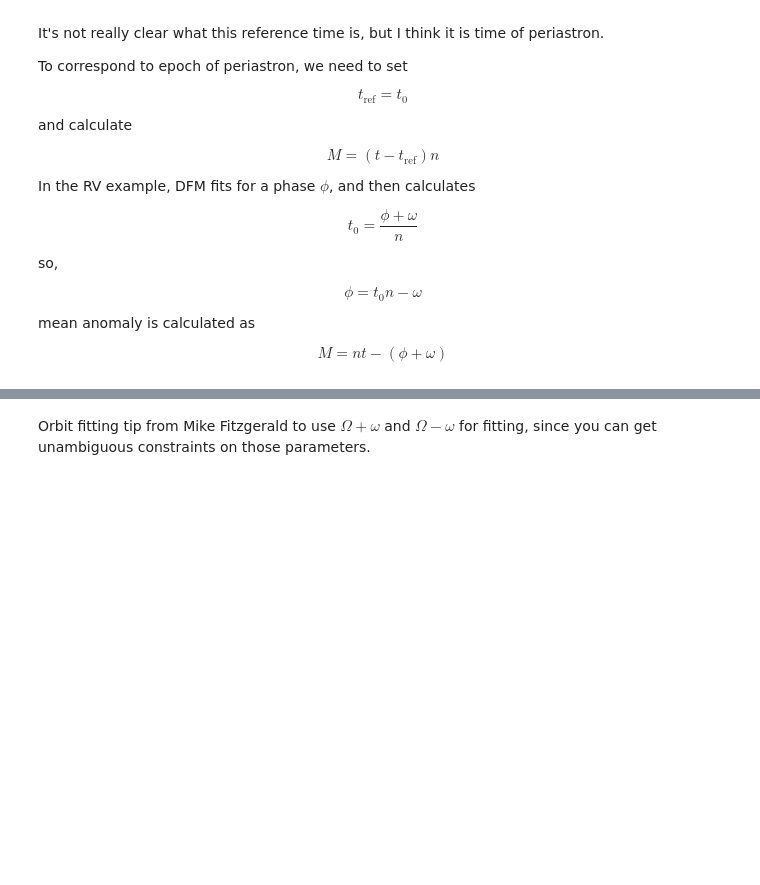
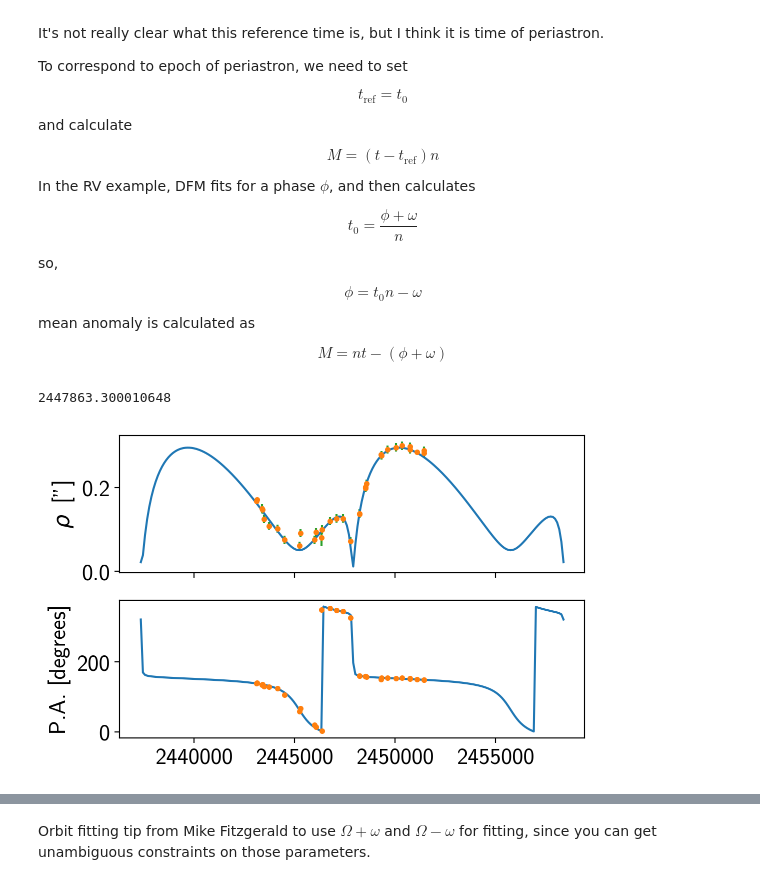
Before and after one commit to iancze/exoplanet, a Jupyter notebook: docs/notebooks/astrometric.ipynb, the cells around one changed output, grey strips where cells are left out. Drawn from its saved outputs; the diff is of its cells as text; code cells hidden in the pictures; blank space fills up the shorter version.

```diff
--- a/docs/notebooks/astrometric.ipynb
+++ b/docs/notebooks/astrometric.ipynb
@@ -38,7 +46,8 @@ astro_dates = Time(astro_data_full["date"].data, format="decimalyear")
 # Following the Pourbaix et al. 1998 analysis, we'll limit ourselves to the following highest quality data
 # since the raw collection of data outside of these ranges has some ambiguities in swapping
 # the primary and secondary star
-ind = (astro_dates.value > 1975.) & (astro_dates.value < 1999.73)
+ind = (astro_dates.value > 1975.) & (astro_dates.value < 1999.73) \
+    & (~astro_data_full["rho"].mask) & (~astro_data_full["PA"].mask)
 
 astro_data = astro_data_full[ind]
 
@@ -217,7 +221,6 @@ $$
 # For the relative astrometric fit, we only need the following parameters
 a = 0.324 # arcsec
 e = 0.798
-# e = 0.3
 i = 96.0 * deg # [rad]
 omega = 251.6 * deg # omega_2 according to Pourbaix RV equations
 Omega = 159.6 * deg
@@ -226,31 +229,33 @@ P = 28.8 * 365.25 # days
 T0 = Time(1989.92, format="decimalyear")
 T0.format = "jd"
 T0 = T0.value # [Julian Date]
-# T0 = 1989.92 # yr
-# T0 = T0 - 0.25 * P
-
+T0_start = T0
 # n = 2 * np.pi / P
 # t0 = (phi + w) / n
 
 # instantiate the orbit
-orbit = astro.AstrometricOrbit(a_ang=a, t0=T0, period=P, incl=i, ecc=e, omega=omega, Omega=Omega)
+# orbit = astro.AstrometricOrbit(a_ang=a, t0=T0, period=P, incl=i, ecc=e, omega=omega, Omega=Omega)
 
-# make a theano function to get stuff from orbit
-times = tt.vector("times")
-ang = orbit.get_relative_position(times) # the rho, theta measurements
-pos = orbit.get_relative_position_XY(times) # the Dec, RA measurements
-anom = orbit._get_true_anomaly(times)
+# # make a theano function to get stuff from orbit
+# times = tt.vector("times")
+# ang = orbit.get_relative_position(times) # the rho, theta measurements
+# pos = orbit.get_relative_position_XY(times) # the Dec, RA measurements
+# anom = orbit._get_true_anomaly(times)
 
 
-f_anom = theano.function([times], anom)
-f_ang = theano.function([times], ang)
-f_pos = theano.function([times], pos)
+# f_anom = theano.function([times], anom)
+# f_ang = theano.function([times], ang)
+# f_pos = theano.function([times], pos)
 
-t = np.linspace(T0 - P, T0 + P, num=200) # days
+# t = np.linspace(T0 - P, T0 + P, num=200) # days
 
-anoms = f_anom(t)
-rho, theta = f_ang(t)
-X, Y = f_pos(t)
+# anoms = f_anom(t)
+# rho, theta = f_ang(t)
+# X, Y = f_pos(t)
+# %%
+T0_start
+# %% [output]
+2447863.300010648
 # %%
 from scipy.optimize import fsolve
 
@@ -286,17 +289,19 @@ rho
 # %%
 fig, ax = plt.subplots(nrows=2, sharex=True)
 ax[0].plot(t, rho)
 ax[0].plot(astro_jds, rho_data, ".")
 ax[0].errorbar(astro_jds, rho_data, yerr=rho_err, ls="")
 ax[0].set_ylabel(r'$\rho\,$ ["]')
 
 theta_wrap = theta
 theta_wrap[theta_wrap < 0] += 2 * np.pi
 
-ax[1].plot(t, theta * 180/np.pi)
-ax[1].plot(astro_jds, theta_data, ".")
-ax[1].errorbar(astro_jds, theta_data, yerr=theta_err, ls="")
+ax[1].plot(t, theta/deg)
+ax[1].plot(astro_jds, theta_data/deg, ".")
+ax[1].errorbar(astro_jds, theta_data/deg, yerr=theta_err/deg, ls="")
 ax[1].set_ylabel(r'P.A. [degrees]');
+# %% [output]
+[figure, added]
 # %%
 fig, ax = plt.subplots(nrows=1)
 ax.plot(Y, X, "o")
```
Also changed, not shown: parts of 15 cells of this notebook, 1 other file.
